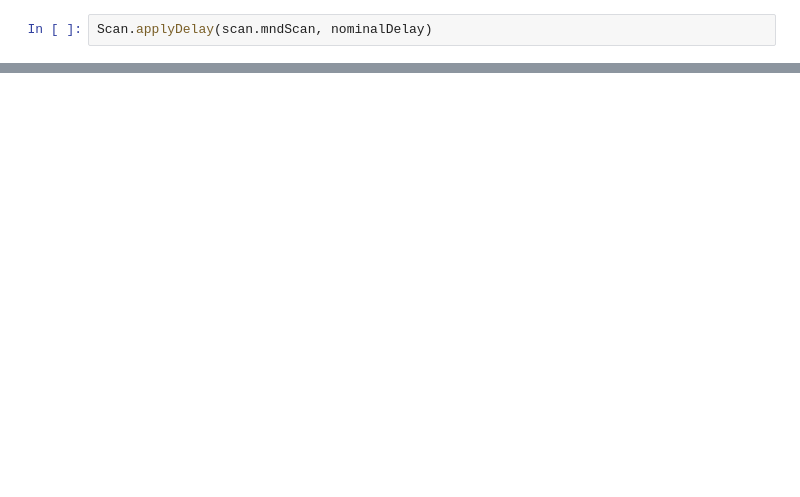
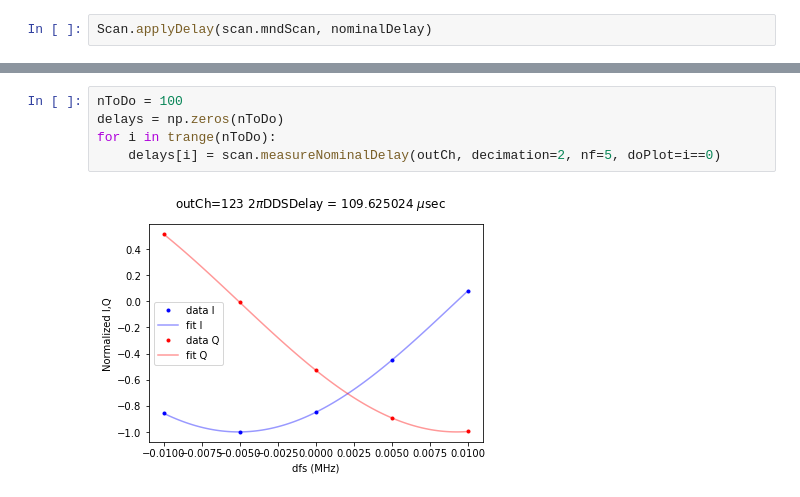
Before and after one commit to openquantumhardware/qick-tools, a Jupyter notebook: mkids/tutorial_07_scan_nominal_delay.ipynb, the cells around one changed output, grey strips where cells are left out. Drawn from its saved outputs; the diff is of its cells as text; blank space fills up the shorter version.

Commit message:
Fit I,Q data for nominalDelay

```diff
--- a/mkids/tutorial_07_scan_nominal_delay.ipynb
+++ b/mkids/tutorial_07_scan_nominal_delay.ipynb
@@ -22,0 +32,7 @@ Scan.fscanPlot(scan.mndScan,0)
+# %%
+nToDo = 100
+delays = np.zeros(nToDo)
+for i in trange(nToDo):
+    delays[i] = scan.measureNominalDelay(outCh, decimation=2, nf=5, doPlot=i==0)
+# %% [output]
+[figure, added]
```
Also changed, not shown: parts of 6 cells of this notebook, 1 other file.
